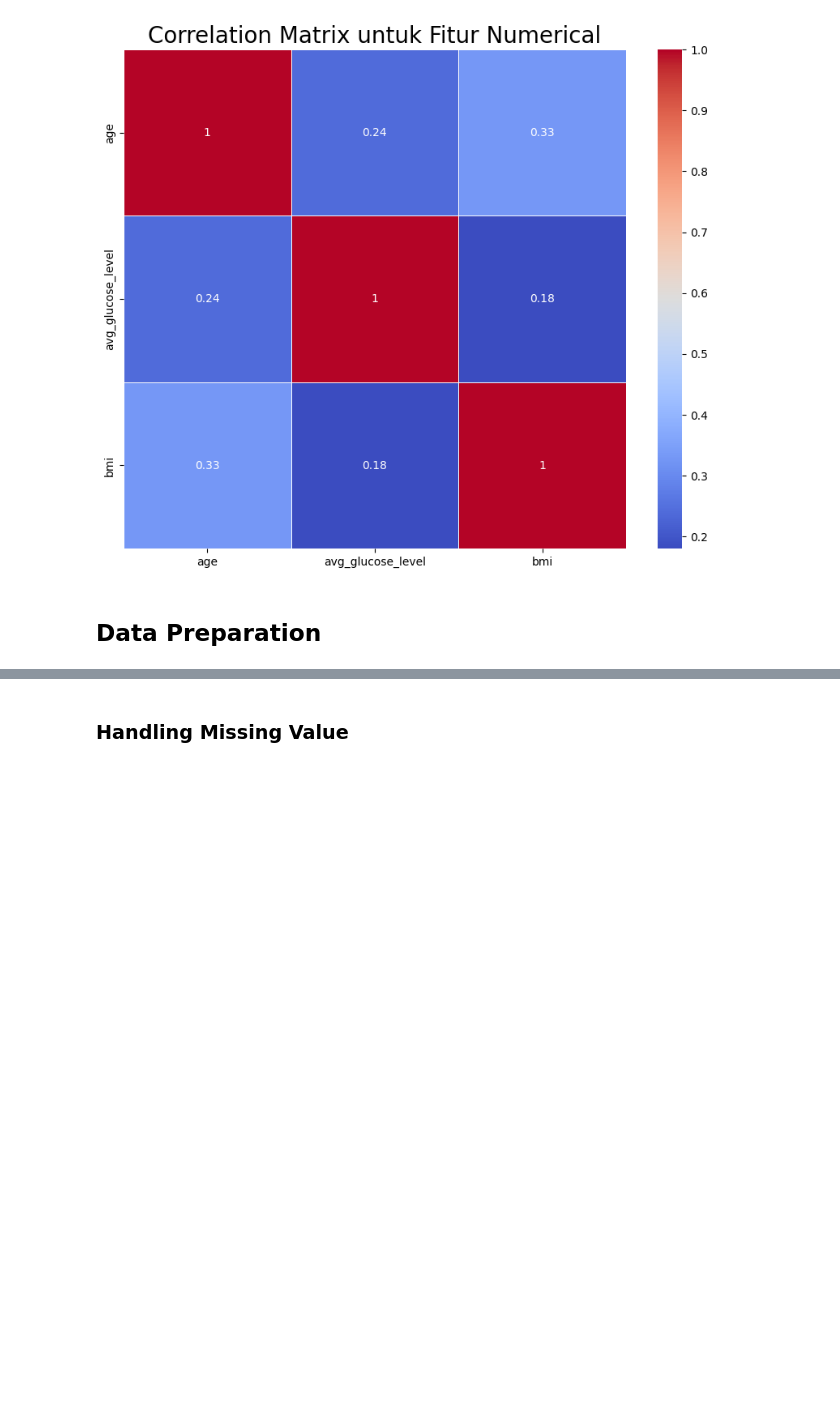
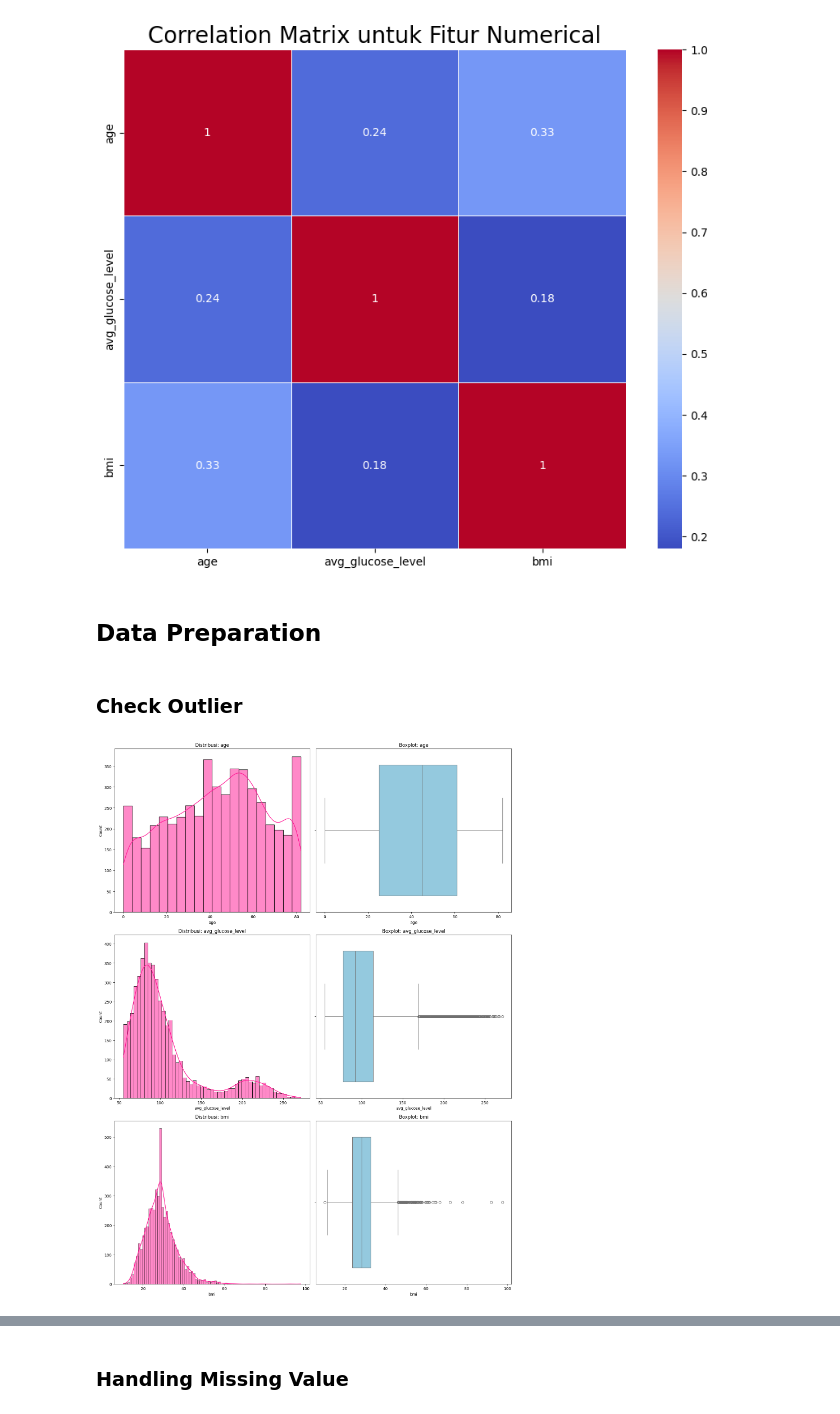
Before and after one commit to Indradi-R/Stroke-Predictive-Analysis, a Jupyter notebook: Stroke_Risk_Predictive_Analysis.ipynb, the cells around one changed output, grey strips where cells are left out. Saved outputs shown, nothing was run; the diff lists cells and outputs as text; code cells hidden in the pictures; blank space fills up the shorter version.

```diff
--- a/Stroke_Risk_Predictive_Analysis.ipynb
+++ b/Stroke_Risk_Predictive_Analysis.ipynb
@@ -219,3 +229,26 @@ plt.show()
 [figure]
 # %% [markdown]
 ## **Data Preparation**
+# %% [markdown]
+### Check Outlier
+# %%
+# Visualisasi distribusi data dan outlier
+plt.figure(figsize=(15, 20))
+
+# Kolom-kolom numerik yang relevan untuk dataset stroke prediction
+numerical_columns = ['age', 'avg_glucose_level', 'bmi']
+
+# Visualisasi distplot dan boxplot untuk masing-masing kolom
+for i, column in enumerate(numerical_columns):
+    plt.subplot(len(numerical_columns), 2, i * 2 + 1)
+    sns.histplot(stroke_risk[column], kde=True, color='DeepPink')
+    plt.title(f'Distribusi: {column}')
+
+    plt.subplot(len(numerical_columns), 2, i * 2 + 2)
+    sns.boxplot(x=stroke_risk[column], color='SkyBlue')
+    plt.title(f'Boxplot: {column}')
+
+plt.tight_layout()
+plt.show()
+# %% [output]
+[figure, added]
```
Also changed, not shown: parts of 24 cells of this notebook, 1 other file.
